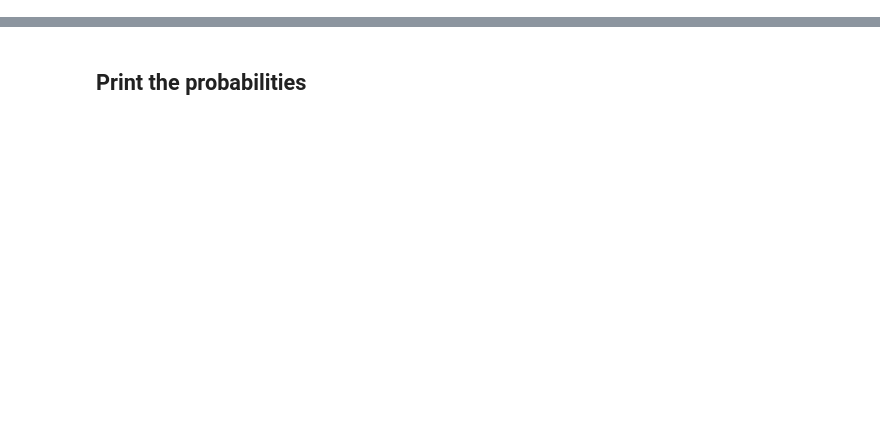
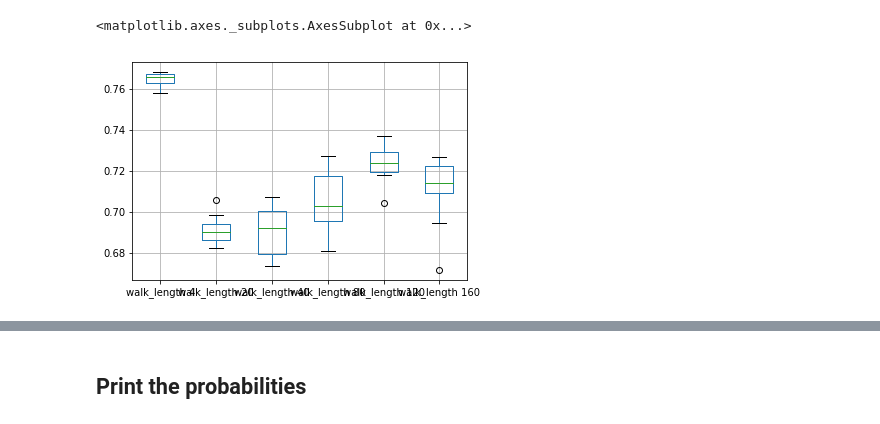
Before and after one commit to GuiltyTargets/phewas, a Jupyter notebook: notebooks/rep_learn_script.ipynb, the cells around one changed output, grey strips where cells are left out. Saved outputs shown, nothing was run; the diff lists cells and outputs as text; code cells hidden in the pictures; blank space fills up the shorter version.

Commit message:
Current comparisons for OpenBEL+PheWAS+OT (no DGE data)

```diff
--- a/notebooks/rep_learn_script.ipynb
+++ b/notebooks/rep_learn_script.ipynb
@@ -60,0 +82,18 @@ TR
+# %%
+g2v = Gat2Vec(dir_, dir_, label=False, tr=gat2vec_config.training_ratio)
+
+optmization = pd.DataFrame()
+num_walks_list = [2, 5, gat2vec_config.num_walks, 20, 30, 40]
+
+for nw in num_walks_list:
+    print(f'# Training num walks {nw}')
+    model = g2v.train_gat2vec(
+            nw,
+            gat2vec_config.walk_length,
+            gat2vec_config.dimension,
+            gat2vec_config.window_size,
+            output=True,
+        )
+    classifier = Classification(dir_, dir_, tr=gat2vec_config.training_ratio)
+    auc_df = classifier.evaluate(model, label=False, evaluation_scheme="cv")
+    optmization.loc[:, f'num_walks {nw}'] = auc_df['auc']
@@ -60,0 +153,20 @@ TR
+# %%
+g2v = Gat2Vec(dir_, dir_, label=False, tr=gat2vec_config.training_ratio)
+
+num_walks = 30
+walk_length_list = [4, 20, 40, gat2vec_config.walk_length, 120, 160]
+
+optmization = pd.DataFrame()
+
+for wl in walk_length_list:
+    print(f'# Training walk length {wl}')
+    model = g2v.train_gat2vec(
+            num_walks,
+            wl,
+            gat2vec_config.dimension,
+            gat2vec_config.window_size,
+            output=True,
+        )
+    classifier = Classification(dir_, dir_, tr=gat2vec_config.training_ratio)
+    auc_df = classifier.evaluate(model, label=False, evaluation_scheme="cv")
+    optmization.loc[:, f'walk_length {wl}'] = auc_df['auc']
@@ -60,0 +217,6 @@ TR
+# %%
+# using nw = 30
+optmization.boxplot()
+# %% [output]
+<matplotlib.axes._subplots.AxesSubplot at 0x...>
+[figure, added]
```
Also changed, not shown: parts of 29 cells of this notebook.
